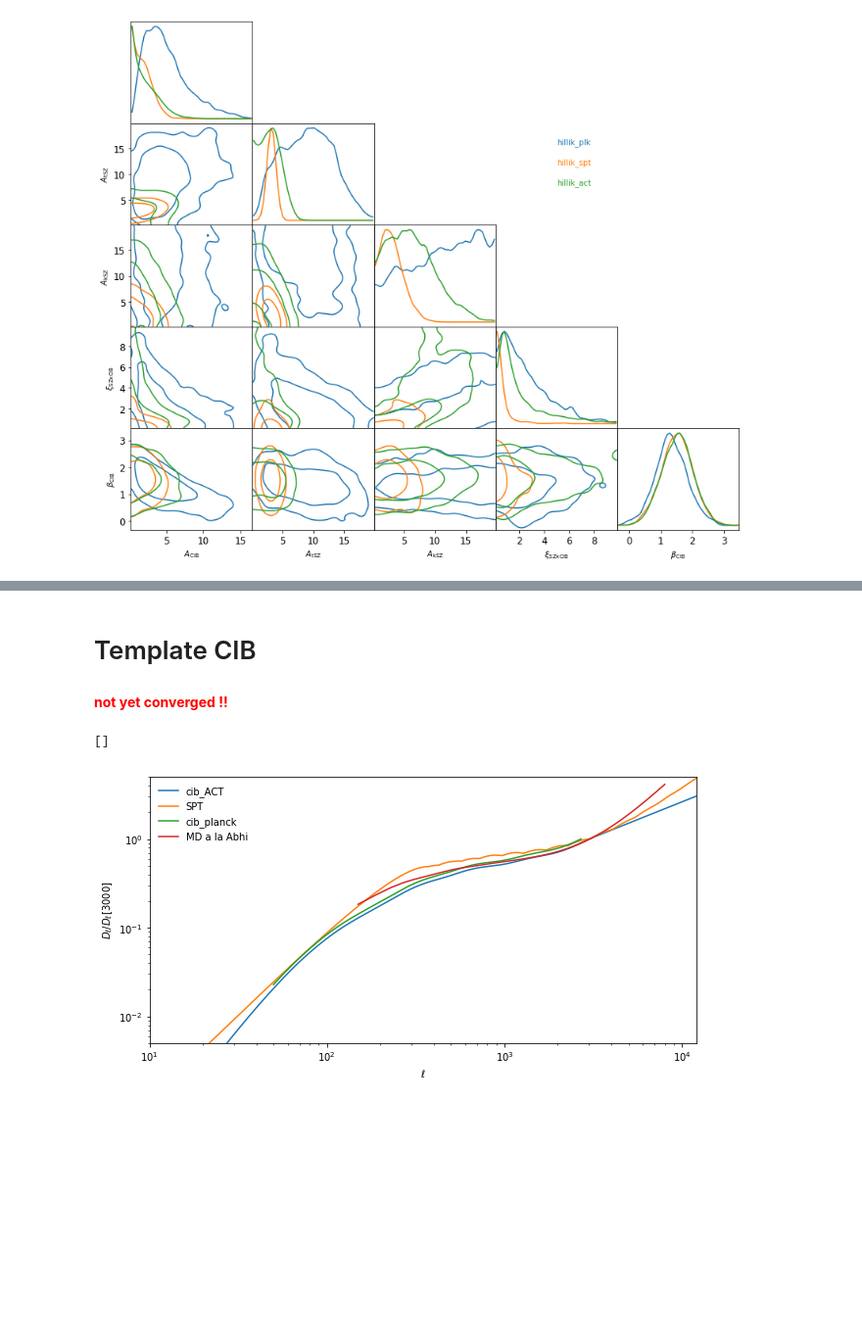
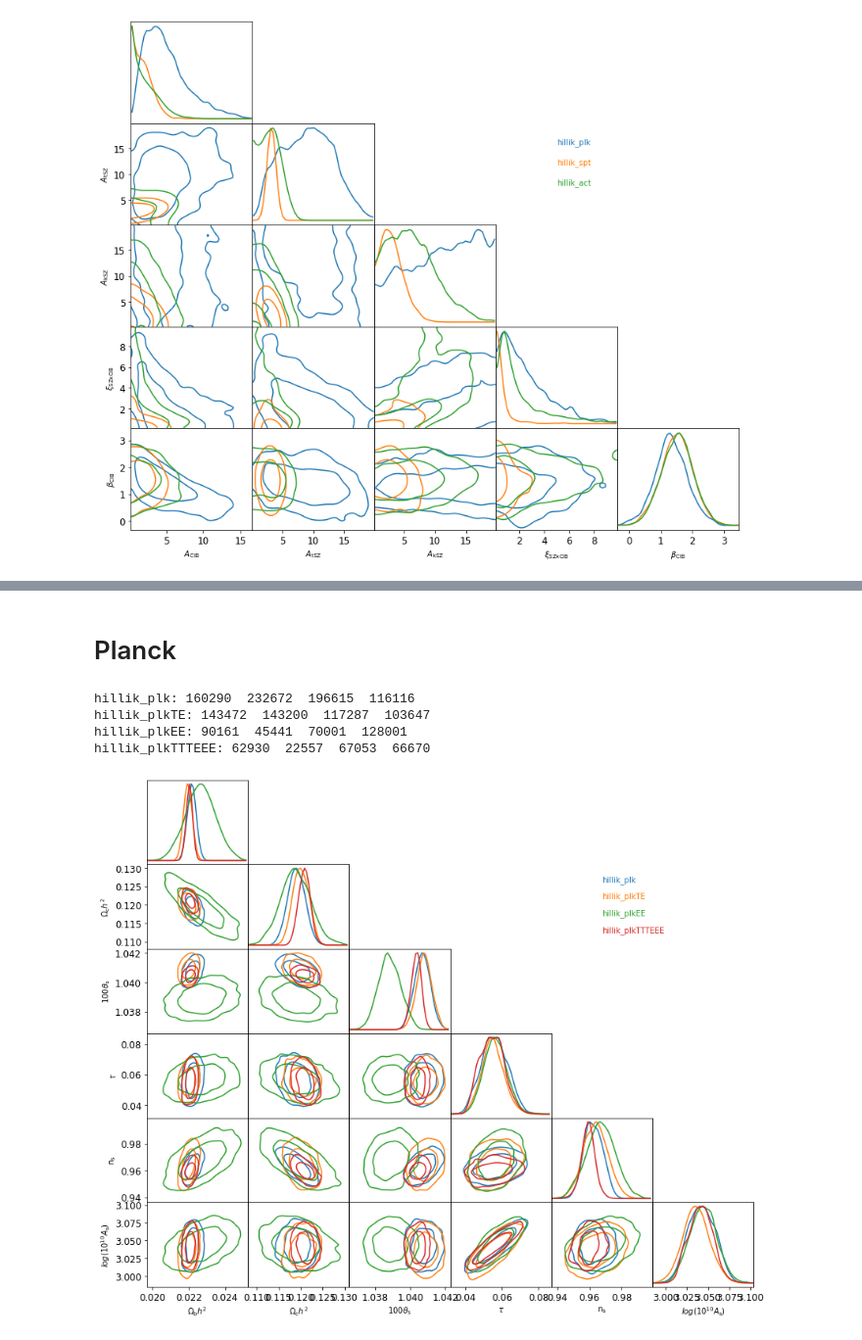
Before and after one commit to mtristram/hillik, a Jupyter notebook: scripts/hillik_chains.ipynb, the cells around one changed output, grey strips where cells are left out. Shown at 98% size. Cells and saved outputs as stored; diff of their text form; code cells hidden in the pictures; blank space fills up the shorter version.

```diff
--- a/scripts/hillik_chains.ipynb
+++ b/scripts/hillik_chains.ipynb
@@ -242,16 +82,0 @@ for i in range(2,len(chains)):
-# %%
-PKdir = "/sps/planck/Users/tristram/Soft/Hillik/modules/data"
-tempnames = { "tsz_shaw":"dl_shaw_tsz_s10_153ghz_norm1_fake25000.txt",
-             "tsz_batt":"dl_tsz_150_bat.dat",
-             "tsz_George":"tsz_143_eps0.50.dat",
-             "tsz_douspis":"dl_tsz_MDRF.dat",}
-plt.figure(figsize=(10,5))
-for run in tempnames:
-    l,cl = loadtxt( f"{PKdir}/foregrounds/{tempnames[run]}", unpack=True)
-    plt.plot(l,cl/cl[l==3000], label=run)
-plt.legend()
-plt.ylim(5e-3,2)
-plt.xlabel("$\ell$")
-plt.ylabel("$D_\ell/D_\ell[3000]$")
-plt.xlim(10,1.2e4)
-plt.loglog()
@@ -283,17 +82,0 @@ fig=MCtools.triangle( chains, listpar, labels=runnames)
-# %%
-PKdir = "/sps/planck/Users/tristram/Soft/Hillik/modules/data"
-tempnames = { "ksz_AGRF":"dl_ksz_AGRF.dat",
-             "ksz_Batt":"dl_ksz_bat.dat",
-             "ksz_CSFP":"dl_ksz_CSFplusPATCHY_13sep2011_norm1_fake25000.txt",
-             "ksz_OZ":"dl_ksz_oz_patchy_nolowell_20110708_norm1_fake25000.txt",
-             "ksz_TBO":"cl_tksz_148_tbo1.dat"}
-plt.figure(figsize=(10,5))
-for run in tempnames:
-    l,cl = loadtxt( f"{PKdir}/foregrounds/{tempnames[run]}", unpack=True)
-    plt.plot(l,cl/cl[l==3000], label=run)
-plt.legend()
-plt.ylim(5e-3,5)
-plt.xlabel("$\ell$")
-plt.ylabel("$D_\ell/D_\ell[3000]$")
-plt.xlim(10,1.2e4)
-plt.loglog()
@@ -324,34 +83,13 @@ fig=MCtools.triangle( chains, listpar, labels=runnames)
-# %% [markdown]
-# Template CIB
-# %% [markdown]
-<span style="color:red"> **not yet converged !!** </span>
-# %%
-PKdir = "/sps/planck/Users/tristram/Soft/Hillik/modules/data"
-tempnames = { "cib_ACT":"cib_extra.dat",  #ACT
-             "cib_1h":"dl_cib_1halo_norm1_25000.txt",
-             "cib_2h":"dl_cib_2halo_norm1_25000.txt"}
-plt.figure(figsize=(10,5))
-#ACT
-l,cl = loadtxt( f"{PKdir}/foregrounds/cib_extra.dat", unpack=True)
-plt.plot(l,cl/cl[l==3000], label="cib_ACT")
-#SPT
-l1,cl1 = loadtxt( f"{PKdir}/foregrounds/dl_cib_1halo_norm1_25000.txt", unpack=True)
-l2,cl2 = loadtxt( f"{PKdir}/foregrounds/dl_cib_2halo_norm1_25000.txt", unpack=True)
-plot( l1, (cl1+cl2)/(cl1+cl2)[l1==3000], label="SPT")
-#PLK
-cib = fits.getdata( f"{PKdir}/planck_2020/hillipop/foregrounds/CIB_planck_npipe_model_v3_217x217.fits")
-cl = cib.ELL*(cib.ELL+1)/2/pi*(cib.CL1HALO+cib.CL2HALO)
-plt.plot( cib.ELL, cl/cl[-1], label="cib_planck")
-#MD
-l,cl1h = loadtxt(f"{PKdir}/foregrounds/dl_CIB_1h_Abi_545.dat",unpack=True)
-l,cl2h = loadtxt(f"{PKdir}/foregrounds/dl_CIB_2h_Abi_545.dat",unpack=True)
-plot( l, (cl1h+cl2h)/(cl1h+cl2h)[73], label="MD a la Abhi")
-plt.legend()
-plt.ylim(5e-3,5)
-plt.xlabel("$\ell$")
-plt.ylabel("$D_\ell/D_\ell[3000]$")
-plt.xlim(10,1.2e4)
-plt.loglog()
-# %% [output]
-[]
-[figure, removed]
+# %% [markdown]
+# Planck
+# %%
+runnames = ['hillik_plk','hillik_plkTE','hillik_plkEE','hillik_plkTTTEEE']
+chains = [MCtools.mergeMC( "%s/%s/mcmc" % (DBdir,run), burnin=0.9, nelts=10000) for run in runnames]
+listpar = ['ombh2','omch2','theta','tau','ns','logA']
+fig=MCtools.triangle( chains, listpar, labels=runnames, kde=True)
+# %% [output]
+hillik_plk: 160290  232672  196615  116116
+hillik_plkTE: 143472  143200  117287  103647
+hillik_plkEE: 90161  45441  70001  128001
+hillik_plkTTTEEE: 62930  22557  67053  66670
+[figure, added]
```
Also changed, not shown: parts of 48 cells of this notebook, 1 other file.
